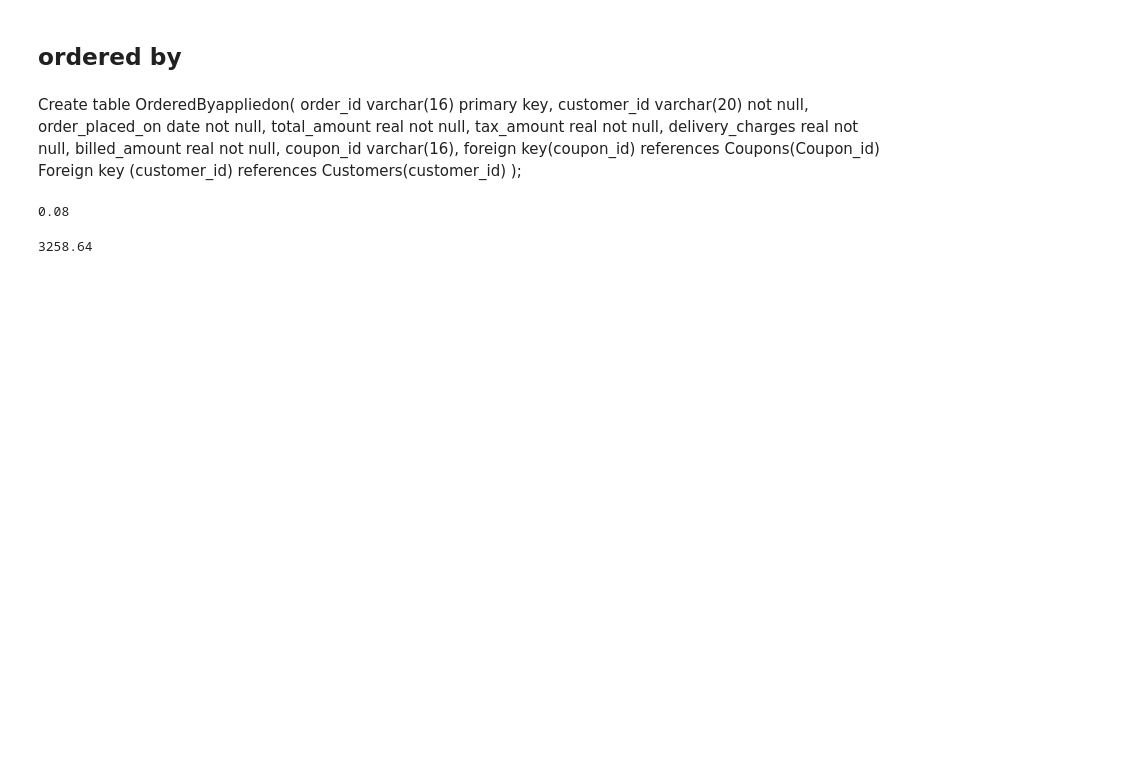
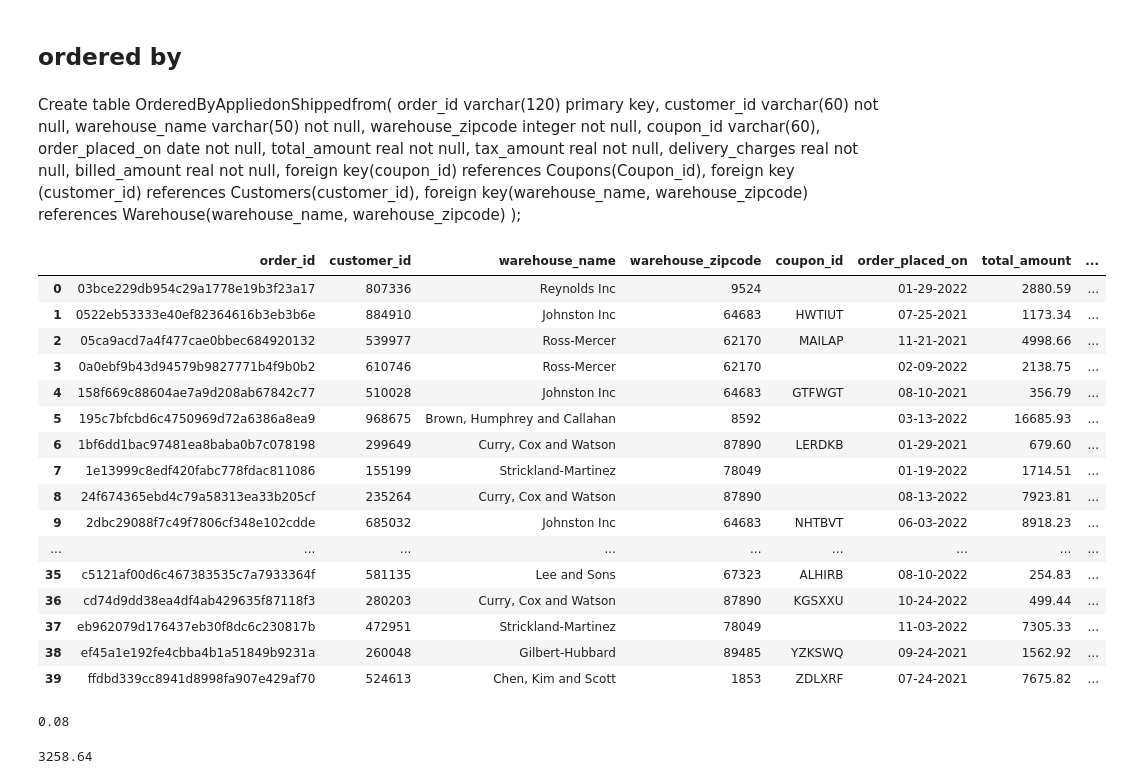
Before and after one commit to aniketbote/pds-ecommerce, a Jupyter notebook: Data generation.ipynb, the cells around one changed output. Cells and saved outputs as stored; diff of their text form; code cells hidden in the pictures; blank space fills up the shorter version.

Commit message:
added data

```diff
--- a/Data generation.ipynb
+++ b/Data generation.ipynb
@@ -158,22 +166,26 @@ shippedfrom_df.to_csv('final_data/ShippedFromWarehouse.csv', index = False)
 # %% [markdown]
 ## ordered by
 # %% [markdown]
-Create table OrderedByappliedon(
-	order_id varchar(16) primary key,
-    customer_id varchar(20) not null,
+Create table OrderedByAppliedonShippedfrom(
+	order_id varchar(120) primary key,
+    customer_id varchar(60) not null,
+    warehouse_name varchar(50) not null,
+    warehouse_zipcode integer not null,
+    coupon_id varchar(60),
 	order_placed_on date not null,
 	total_amount real not null,
 	tax_amount real not null,
 	delivery_charges real not null,
 	billed_amount real not null,
-	coupon_id varchar(16),
-	foreign key(coupon_id) references  Coupons(Coupon_id)
-	Foreign key (customer_id) references Customers(customer_id)
+	foreign key(coupon_id) references  Coupons(Coupon_id),
+	foreign key (customer_id) references Customers(customer_id),
+    foreign key(warehouse_name, warehouse_zipcode) references Warehouse(warehouse_name, warehouse_zipcode)
 );
 # %%
 uuid_df = pd.read_csv('final_data/uuid.csv')
 customer_df = pd.read_csv('final_data/Customers.csv')
 coupon_df = pd.read_csv('final_data/coupons.csv')
+warehouse_df = pd.read_csv('final_data/warehouse.csv')
 # %%
 np.random.seed(2022)
 from faker import Faker
@@ -182,6 +194,15 @@ Faker.seed(2022)
 
 n_order = 40
 gen_order_id = list(uuid_df['uuid'][:n_order].values)
+
+
+all_warehouses = np.random.choice(range(len(warehouse_df)), size = len(gen_order_id))
+
+# ware_name = [ent['name'] for ent in all_warehouses]
+# ware_loc = [ent['location'] for ent in all_warehouses]
+# ware_zip = [ent['zipcode'] for ent in all_warehouses]
+
+
 
 gen_customer_id = np.random.choice(customer_df['customer_id'], size = n_order)
 gen_order_date = [fake.date_between(start_date='-2y', end_date='now').strftime('%m-%d-%Y') for i in range(40)]
@@ -189,37 +210,62 @@ gen_order_date = [fake.date_between(start_date='-2y', end_date='now').strftime('
 order_coupon = np.random.choice(coupon_df['coupon_id'], size = n_order)
 
 ORDER = uuid_df[:40]
 or_bo = pd.merge(ORDER, boughtin_df, left_on = 'uuid', right_on = 'order_id')
 or_bo_pro = pd.merge(or_bo, product_df, left_on = 'product_id', right_on = 'product_id')
 or_bo_pro_df = or_bo_pro[['order_id','product_id', 'quantity', 'price']].copy()
 or_bo_pro_df['total_amount'] = or_bo_pro_df['quantity'] * or_bo_pro_df['price']
 order_total = or_bo_pro_df[['order_id','total_amount']].groupby('order_id').sum().reset_index()
 
 order_total['customer_id'] = gen_customer_id
 order_total['order_placed_on'] = gen_order_date
 order_total['tax_amount'] = order_total['total_amount'] * 0.18
 order_total['delivery_charges'] = order_total['total_amount'] * 0.05
 
 billed_ammount = []
 rand_coupon = []
-for c, t in zip(order_coupon, (order_total['total_amount'] + order_total['tax_amount'] + order_total['delivery_charges'])):
+ware_name = []
+ware_zip = []
+for c, t,w in zip(order_coupon, (order_total['total_amount'] + order_total['tax_amount'] + order_total['delivery_charges']), all_warehouses):
+    ware_name.append(warehouse_df.loc[w,'warehouse_name'])
+    ware_zip.append(warehouse_df.loc[w,'warehouse_zipcode'])
+
     if np.random.choice([True, False]):
         rand_coupon.append(c)
         dis = coupon_df[coupon_df['coupon_id'] == c]['discount'].values[0]
         billed = t - t*dis
         billed_ammount.append(billed)
 
     else:
         rand_coupon.append('')
         billed_ammount.append(t)
 
 
 order_total['coupon_id'] = rand_coupon
 order_total['billed_amount'] = billed_ammount
+order_total['warehouse_name'] = ware_name
+order_total['warehouse_zipcode'] = ware_zip
 
-orderedby_df = order_total[['order_id', 'customer_id', 'order_placed_on', 'total_amount', 'tax_amount','delivery_charges', 'billed_amount', 'coupon_id']]
-
-orderedby_df.to_csv('final_data/OrderedByappliedon.csv', index = False)
+orderedby_df = order_total[['order_id', 'customer_id','warehouse_name','warehouse_zipcode','coupon_id','order_placed_on', 'total_amount', 'tax_amount','delivery_charges', 'billed_amount']]
+orderedby_df.to_csv('final_data/OrderedByAppliedonShippedfrom.csv', index = False)
+orderedby_df
+# %% [output]
+|  | order_id | customer_id | warehouse_name | warehouse_zipcode | coupon_id | order_placed_on | total_amount | ... |
+| 0 | 03bce229db954c29a1778e19b3f23a17 | 807336 | Reynolds Inc | 9524 |  | 01-29-2022 | 2880.59 | ... |
+| 1 | 0522eb53333e40ef82364616b3eb3b6e | 884910 | Johnston Inc | 64683 | HWTIUT | 07-25-2021 | 1173.34 | ... |
+| 2 | 05ca9acd7a4f477cae0bbec684920132 | 539977 | Ross-Mercer | 62170 | MAILAP | 11-21-2021 | 4998.66 | ... |
+| 3 | 0a0ebf9b43d94579b9827771b4f9b0b2 | 610746 | Ross-Mercer | 62170 |  | 02-09-2022 | 2138.75 | ... |
+| 4 | 158f669c88604ae7a9d208ab67842c77 | 510028 | Johnston Inc | 64683 | GTFWGT | 08-10-2021 | 356.79 | ... |
+| 5 | 195c7bfcbd6c4750969d72a6386a8ea9 | 968675 | Brown, Humphrey and Callahan | 8592 |  | 03-13-2022 | 16685.93 | ... |
+| 6 | 1bf6dd1bac97481ea8baba0b7c078198 | 299649 | Curry, Cox and Watson | 87890 | LERDKB | 01-29-2021 | 679.60 | ... |
+| 7 | 1e13999c8edf420fabc778fdac811086 | 155199 | Strickland-Martinez | 78049 |  | 01-19-2022 | 1714.51 | ... |
+| 8 | 24f674365ebd4c79a58313ea33b205cf | 235264 | Curry, Cox and Watson | 87890 |  | 08-13-2022 | 7923.81 | ... |
+| 9 | 2dbc29088f7c49f7806cf348e102cdde | 685032 | Johnston Inc | 64683 | NHTBVT | 06-03-2022 | 8918.23 | ... |
+| ... | ... | ... | ... | ... | ... | ... | ... | ... |
+| 35 | c5121af00d6c467383535c7a7933364f | 581135 | Lee and Sons | 67323 | ALHIRB | 08-10-2022 | 254.83 | ... |
+| 36 | cd74d9dd38ea4df4ab429635f87118f3 | 280203 | Curry, Cox and Watson | 87890 | KGSXXU | 10-24-2022 | 499.44 | ... |
+| 37 | eb962079d176437eb30f8dc6c230817b | 472951 | Strickland-Martinez | 78049 |  | 11-03-2022 | 7305.33 | ... |
+| 38 | ef45a1e192fe4cbba4b1a51849b9231a | 260048 | Gilbert-Hubbard | 89485 | YZKSWQ | 09-24-2021 | 1562.92 | ... |
+| 39 | ffdbd339cc8941d8998fa907e429af70 | 524613 | Chen, Kim and Scott | 1853 | ZDLXRF | 07-24-2021 | 7675.82 | ... |
 # %%
 
 coupon_df[coupon_df['coupon_id'] == 'WAFANK']['discount'].values[0]
```
Also changed, not shown: parts of 5 cells of this notebook, 5 other files.
